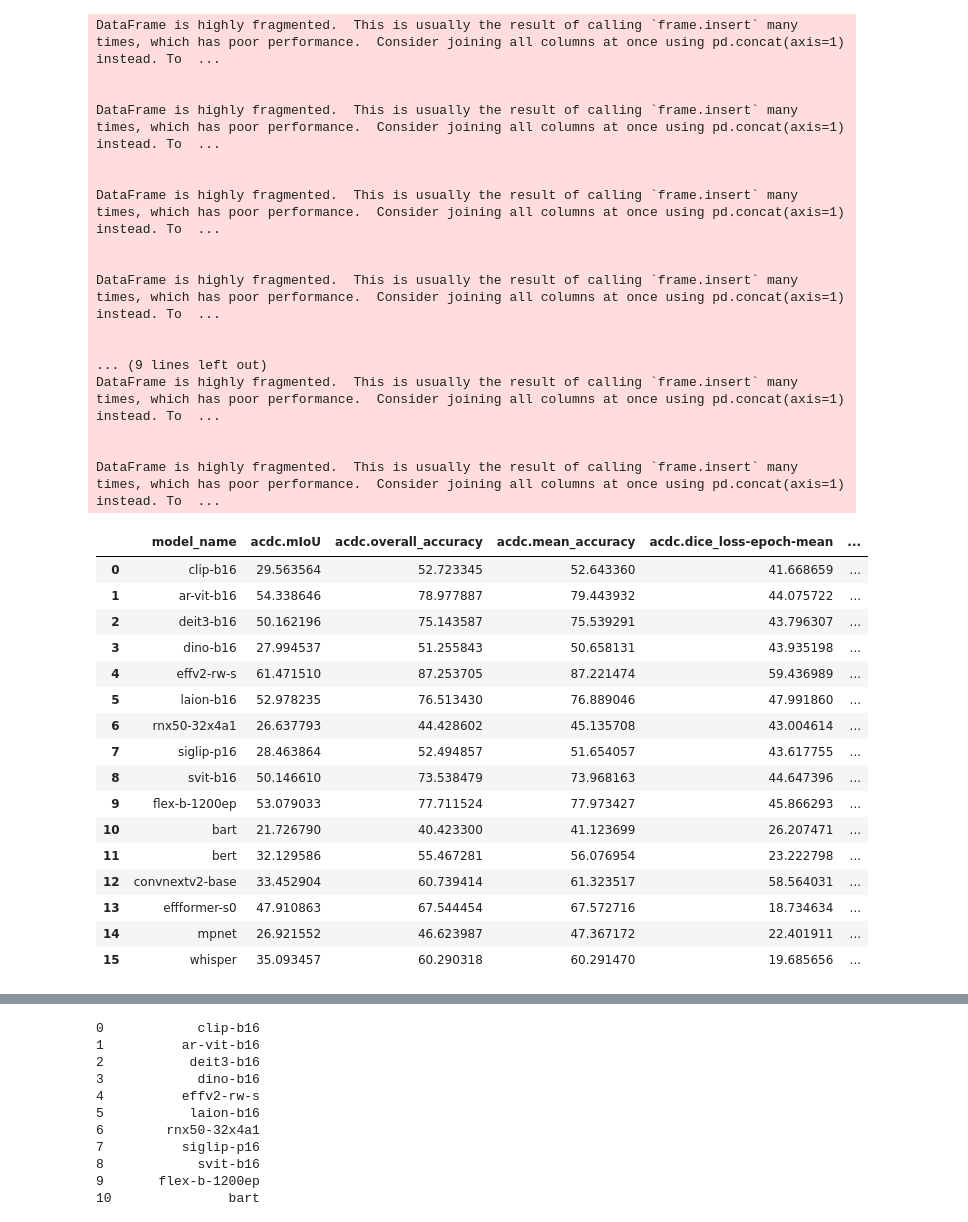
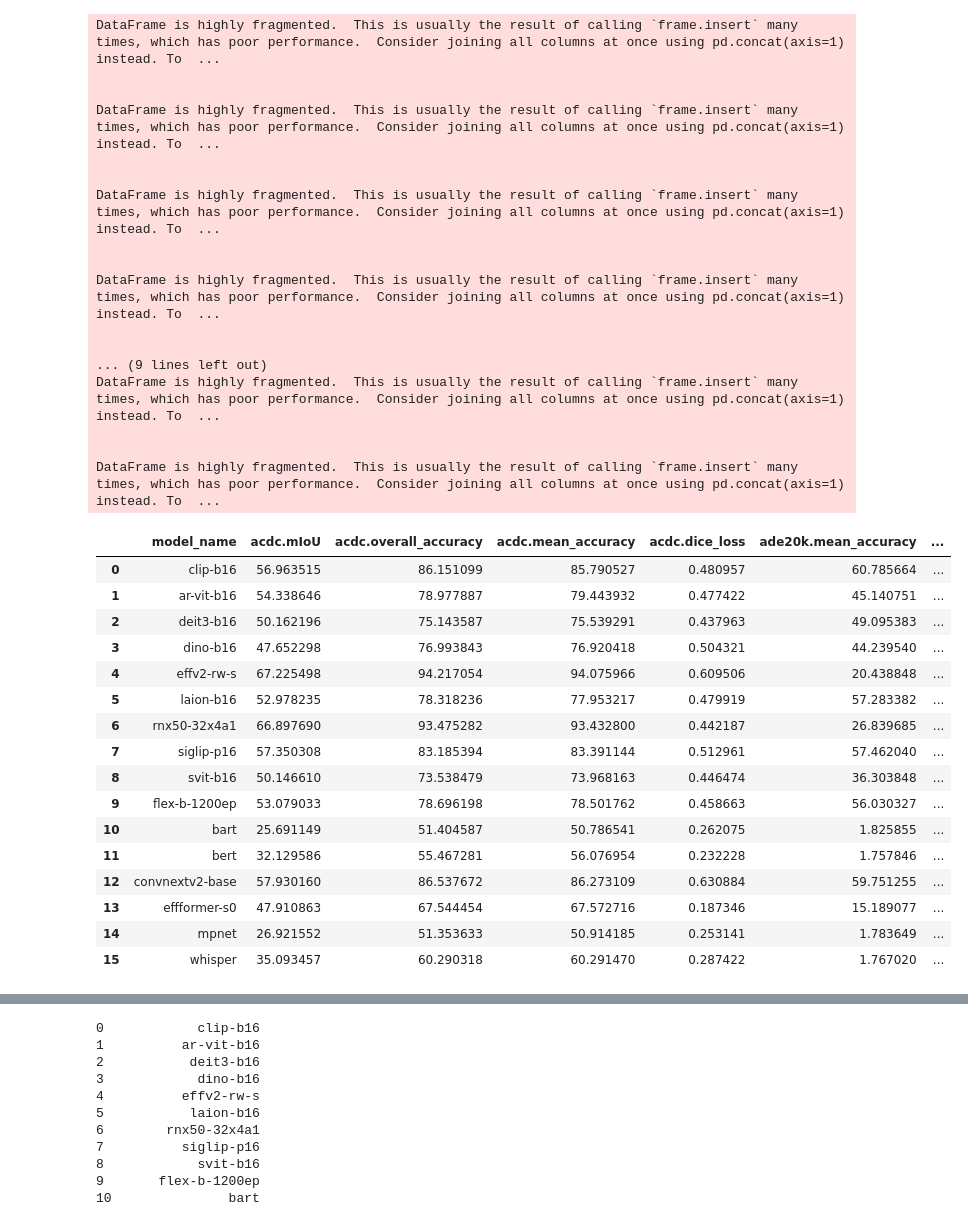
Before and after one commit to AntreasAntoniou/GATE, a Jupyter notebook: notebooks/analysis3.ipynb, the cells around one changed output, grey strips where cells are left out. Drawn from its saved outputs; the diff is of its cells as text; code cells hidden in the pictures.

```diff
--- a/notebooks/analysis3.ipynb
+++ b/notebooks/analysis3.ipynb
@@ -299,18 +440,18 @@ from rich import print
 
 def load_data_as_df(filepath):
     df = pd.read_csv(filepath)
-    task_dataset_dict = yaml.safe_load(open("task_mapping2.yaml"))
+    task_dataset_dict = yaml.safe_load(open("task_to_metric_mapping_opt.yaml"))
 
 
     # replace NA with 5
-    df = df.fillna(5)
+    # df = df.fillna(5)
     df = df.rename(columns={"Unnamed: 0": "model_name"})
     # if a columne has testing/ensemble_3/ in it then rename it to replace testing/ensemble_3/ with ''
     df.columns = df.columns.str.replace("testing/ensemble_3/", "")
     # if any columns with the keyword "loss" are larger than 10, set them to the value of 10
     loss_columns = df.columns[df.columns.str.contains('loss', case=False)]
-    for col in loss_columns:
-        df[col] = df[col].apply(lambda x: 10 if x > 10 else x)
+    # for col in loss_columns:
+    #     df[col] = df[col].apply(lambda x: 10 if x > 10 else x)
 
 
 
@@ -320,7 +461,7 @@ def load_data_as_df(filepath):
     # remove all datapoints with less than 50% on imagenet1k.1
 
     # Replace NA with 5
-    df = df.fillna(1)
+    # df = df.fillna(1)
     # model_names = df[model_names][1:]
 
     # Convert all columns (except the first) to numeric
@@ -330,17 +471,37 @@ def load_data_as_df(filepath):
     # All columns that have mae in the name should be divided by 5 and then the result should be subtracted from 1 and multiplied by 100
     mae_columns = df.columns[df.columns.str.contains('dice', case=False)]
     for col in mae_columns:
-        df[col] = (1-df[col]) * 100
+        df[col] = (1-df[col]) #* 100
 
     # columns with mae or loss in their name (except those with dice loss) should be divided by 4 and then the result should be subtracted from 1 and multiplied by 100
 
     selected_columns = df.columns[df.columns.str.contains('mae|loss|bs', case=False) & ~df.columns.str.contains('dice', case=False)]
     for col in selected_columns:
-        df[col] = (1-df[col] / 10.) * 100
+        df[col] = - df[col]
 
-    for col in df.columns[1:]:
-        if df[col].max() < 1:  # Check if the column is in a fractional format
-            df[col] = df[col] * 100  # Convert to percentage format
+    # if column has no dice, mae, loss, bs in it, then check if it is less than 1, if so multiply by 100
+    selected_columns = df.columns[~df.columns.str.contains('mae|loss|bs|dice|name', case=False)]
+    for col in selected_columns:
+        if df[col].max() < 1:
+            df[col] = df[col] * 100
+
+    # for all columns except those with name in them, detect outliers and replace them with max + 10% of max
+    # outliers should be detected using the 1.5*IQR rule
+    selected_columns = df.columns[~df.columns.str.contains('name', case=False)]
+    for col in selected_columns:
+        q1 = df[col].quantile(0.25)
+        q3 = df[col].quantile(0.75)
+        iqr = q3 - q1
+        lower_bound = q1 - 1.5 * iqr
+        upper_bound = q3 + 1.5 * iqr
+        # print(df[col] > upper_bound)
+        df[col] = df[col].apply(lambda x: upper_bound if x > upper_bound else x)
+        df[col] = df[col].apply(lambda x: lower_bound if x < lower_bound else x)
+
+    # for col in df.columns[1:]:
+    #     if df[col].max() < 1:  # Check if the column is in a fractional format
+    #         df[col] = df[col] * 100  # Convert to percentage format
+
 
     # for col in columns:
     #     df[col] = (df[col] - df[col].min())
@@ -357,51 +518,51 @@ def load_data_as_df(filepath):
     for task, datasets in task_dataset_dict.items():
         metrics_matching_datasets = [col for col in columns if any([dataset in col for dataset in datasets])]
         df[task] = df[metrics_matching_datasets].mean(axis=1)
 
     return df
 
 source_csv_filepath = (
-    "s01042024_df.csv"
+    "19042024_df.csv"
 )
 source_csv_filepath = pathlib.Path(source_csv_filepath)
 
 df = load_data_as_df(source_csv_filepath)
 display_custom(df)
 # %% [output]
 DataFrame is highly fragmented.  This is usually the result of calling `frame.insert` many times, which has poor performance.  Consider joining all columns at once using pd.concat(axis=1) instead. To  ...
 
 
 DataFrame is highly fragmented.  This is usually the result of calling `frame.insert` many times, which has poor performance.  Consider joining all columns at once using pd.concat(axis=1) instead. To  ...
 
 
 DataFrame is highly fragmented.  This is usually the result of calling `frame.insert` many times, which has poor performance.  Consider joining all columns at once using pd.concat(axis=1) instead. To  ...
 
 
 DataFrame is highly fragmented.  This is usually the result of calling `frame.insert` many times, which has poor performance.  Consider joining all columns at once using pd.concat(axis=1) instead. To  ...
 
 
 ... (9 lines left out)
 DataFrame is highly fragmented.  This is usually the result of calling `frame.insert` many times, which has poor performance.  Consider joining all columns at once using pd.concat(axis=1) instead. To  ...
 
 
 DataFrame is highly fragmented.  This is usually the result of calling `frame.insert` many times, which has poor performance.  Consider joining all columns at once using pd.concat(axis=1) instead. To  ...
-|  | model_name | acdc.mIoU | acdc.overall_accuracy | acdc.mean_accuracy | acdc.dice_loss-epoch-mean | ... |
-| 0 | clip-b16 | 29.563564 | 52.723345 | 52.643360 | 41.668659 | ... |
-| 1 | ar-vit-b16 | 54.338646 | 78.977887 | 79.443932 | 44.075722 | ... |
-| 2 | deit3-b16 | 50.162196 | 75.143587 | 75.539291 | 43.796307 | ... |
-| 3 | dino-b16 | 27.994537 | 51.255843 | 50.658131 | 43.935198 | ... |
-| 4 | effv2-rw-s | 61.471510 | 87.253705 | 87.221474 | 59.436989 | ... |
-| 5 | laion-b16 | 52.978235 | 76.513430 | 76.889046 | 47.991860 | ... |
-| 6 | rnx50-32x4a1 | 26.637793 | 44.428602 | 45.135708 | 43.004614 | ... |
-| 7 | siglip-p16 | 28.463864 | 52.494857 | 51.654057 | 43.617755 | ... |
-| 8 | svit-b16 | 50.146610 | 73.538479 | 73.968163 | 44.647396 | ... |
-| 9 | flex-b-1200ep | 53.079033 | 77.711524 | 77.973427 | 45.866293 | ... |
-| 10 | bart | 21.726790 | 40.423300 | 41.123699 | 26.207471 | ... |
-| 11 | bert | 32.129586 | 55.467281 | 56.076954 | 23.222798 | ... |
-| 12 | convnextv2-base | 33.452904 | 60.739414 | 61.323517 | 58.564031 | ... |
-| 13 | effformer-s0 | 47.910863 | 67.544454 | 67.572716 | 18.734634 | ... |
-| 14 | mpnet | 26.921552 | 46.623987 | 47.367172 | 22.401911 | ... |
-| 15 | whisper | 35.093457 | 60.290318 | 60.291470 | 19.685656 | ... |
+|  | model_name | acdc.mIoU | acdc.overall_accuracy | acdc.mean_accuracy | acdc.dice_loss | ade20k.mean_accuracy | ... |
+| 0 | clip-b16 | 56.963515 | 86.151099 | 85.790527 | 0.480957 | 60.785664 | ... |
+| 1 | ar-vit-b16 | 54.338646 | 78.977887 | 79.443932 | 0.477422 | 45.140751 | ... |
+| 2 | deit3-b16 | 50.162196 | 75.143587 | 75.539291 | 0.437963 | 49.095383 | ... |
+| 3 | dino-b16 | 47.652298 | 76.993843 | 76.920418 | 0.504321 | 44.239540 | ... |
+| 4 | effv2-rw-s | 67.225498 | 94.217054 | 94.075966 | 0.609506 | 20.438848 | ... |
+| 5 | laion-b16 | 52.978235 | 78.318236 | 77.953217 | 0.479919 | 57.283382 | ... |
+| 6 | rnx50-32x4a1 | 66.897690 | 93.475282 | 93.432800 | 0.442187 | 26.839685 | ... |
+| 7 | siglip-p16 | 57.350308 | 83.185394 | 83.391144 | 0.512961 | 57.462040 | ... |
+| 8 | svit-b16 | 50.146610 | 73.538479 | 73.968163 | 0.446474 | 36.303848 | ... |
+| 9 | flex-b-1200ep | 53.079033 | 78.696198 | 78.501762 | 0.458663 | 56.030327 | ... |
+| 10 | bart | 25.691149 | 51.404587 | 50.786541 | 0.262075 | 1.825855 | ... |
+| 11 | bert | 32.129586 | 55.467281 | 56.076954 | 0.232228 | 1.757846 | ... |
+| 12 | convnextv2-base | 57.930160 | 86.537672 | 86.273109 | 0.630884 | 59.751255 | ... |
+| 13 | effformer-s0 | 47.910863 | 67.544454 | 67.572716 | 0.187346 | 15.189077 | ... |
+| 14 | mpnet | 26.921552 | 51.353633 | 50.914185 | 0.253141 | 1.783649 | ... |
+| 15 | whisper | 35.093457 | 60.290318 | 60.291470 | 0.287422 | 1.767020 | ... |
 # %%
 def move_column(df, column_name, position):
     """
```
Also changed, not shown: parts of 23 cells of this notebook, 1 other file.
